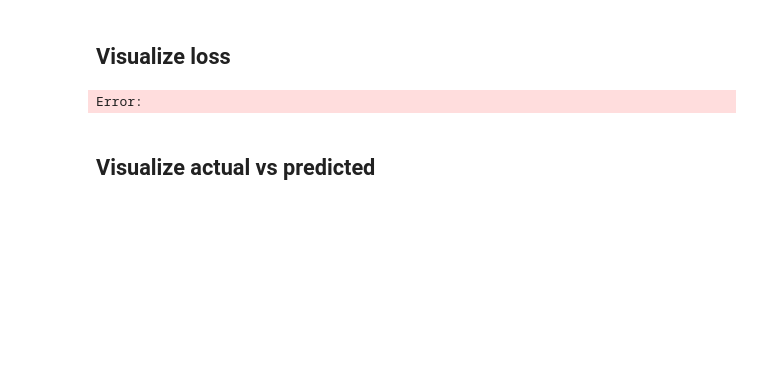
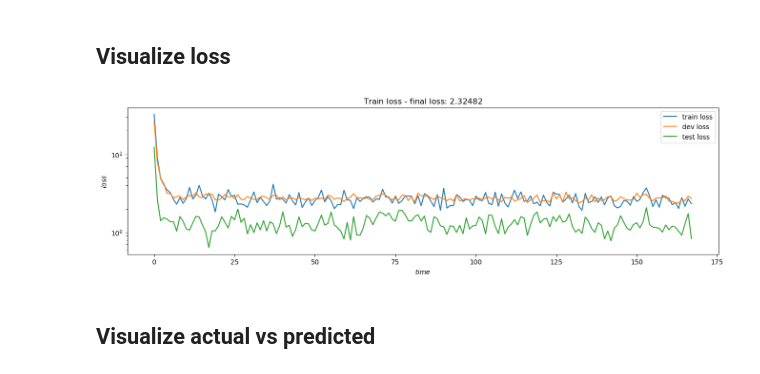
Before and after one commit to bartmarseille/iterate-torch-metal, a Jupyter notebook: iterate-lorentz-torch-metal.ipynb, the cells around one changed output. Cells and saved outputs as stored; diff of their text form; code cells hidden in the pictures; blank space fills up the shorter version.

```diff
--- a/iterate-lorentz-torch-metal.ipynb
+++ b/iterate-lorentz-torch-metal.ipynb
@@ -61,31 +59,0 @@ Error:
-# %%
-class RecurrenceModel(nn.Module):
-
-    def name(self):
-        return self._get_name()
-
-    def __init__(self, hidden_units_list: list, activation_function='relu'):
-        super(RecurrenceModel, self).__init__()
-
-        if hidden_units_list[0]!=hidden_units_list[-1]:
-            raise ValueError(f'number of input ({hidden_units_list[0]}) and output features ({hidden_units_list[-1]}) must be the same for Recurrence model {hidden_unit_list}')
-
-        self.num_layers = len(hidden_units_list)-1
-        self.activation_func = getattr(F, activation_function)
-
-        print(f'using {activation_function} activation function')
-
-        for layer_num, in_features, out_features in zip(range(self.num_layers), hidden_units_list, hidden_units_list[1:]):
-            layer = nn.Linear(in_features, out_features, bias=True)
-            setattr(self, f'fc{layer_num}', layer)
-
-    def forward(self, x):
-        for layer_num in range (self.num_layers):
-            layer = getattr(self, f'fc{layer_num}')
-
-            if layer_num < self.num_layers -1:
-                x = self.activation_func(layer(x))
-            else:
-                #last layer has no activation function
-                x = layer(x)
-        return x
@@ -229,15 +214,17 @@ Error:
 ## Visualize loss
 # %%
 fig, ax = plt.subplots(1, 1, figsize=(16, 4))
-ax.plot(epoch_time, train_loss, label='loss')
+ax.plot(train_loss, label='train loss')
+ax.plot(dev_loss, label='dev loss')
+ax.plot(test_loss, label='test loss')
 # ax.plot(epoch_time, train_accuracy, label='accuracy')
 ax.set_title(f'Train loss - final loss: ${train_loss[-1]: .5f}$')
-ax.set_xlabel('$epochs$')
+ax.set_xlabel('$time$')
 ax.set_ylabel('$loss$')
 ax.set_yscale('log')
 ax.legend(loc="upper right")
 plt.show()
 # %% [output]
-Error:
+[figure, added]
 # %% [markdown]
 ## Visualize actual vs predicted
```
Also changed, not shown: parts of 13 cells of this notebook.
